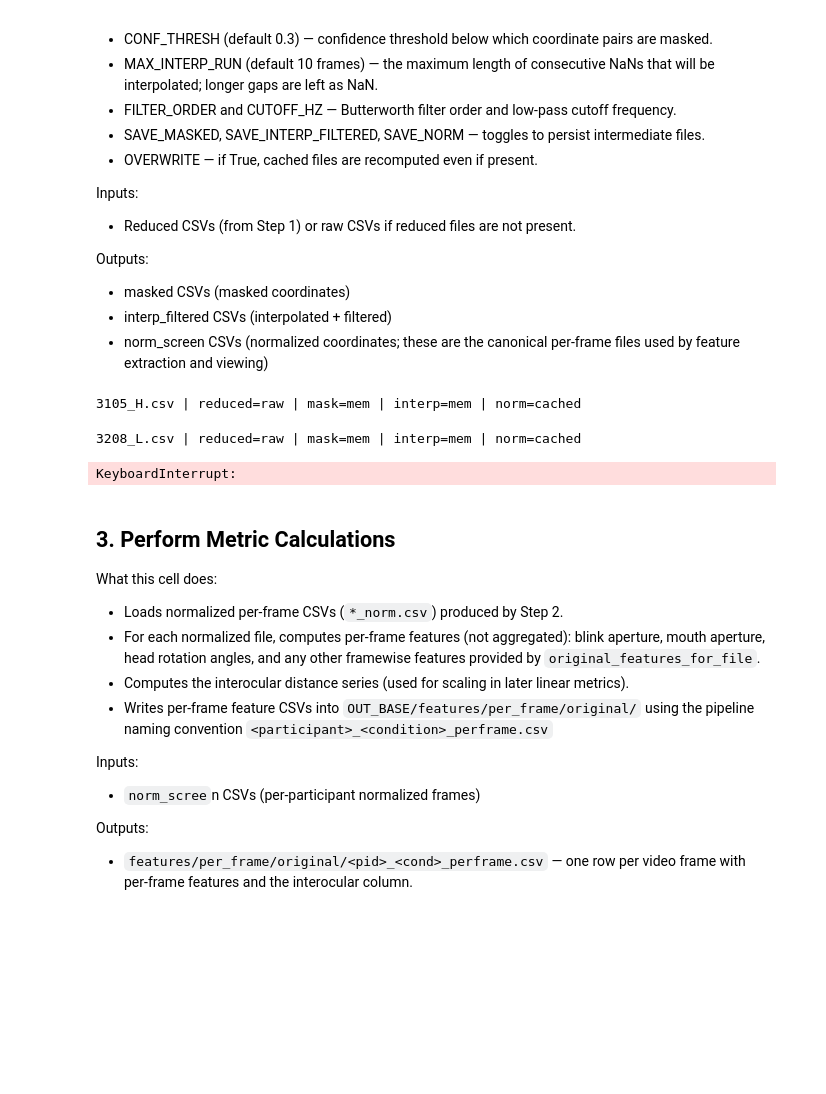
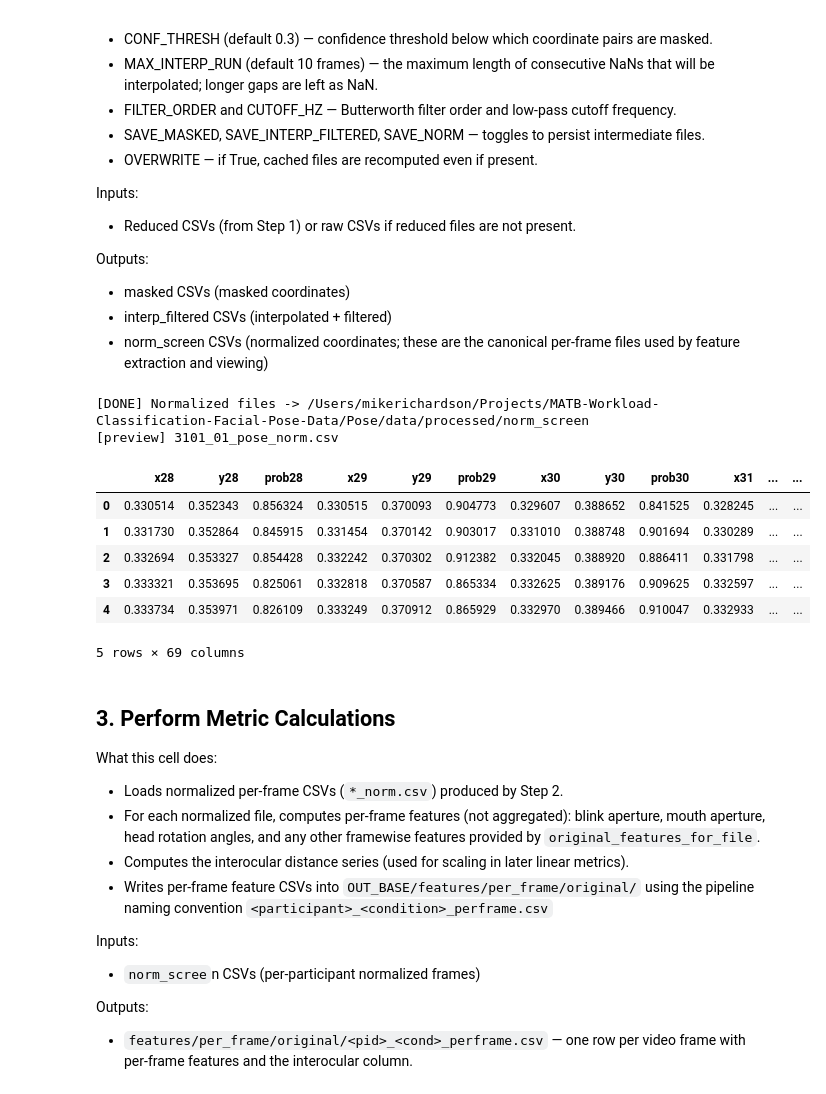
Before and after one commit to MInD-Laboratory/MATB-Workload-Classification-Facial-Pose-Data, a Jupyter notebook: Pose/Unaligned_Pose_Pipeline.ipynb, the cells around one changed output. Saved outputs shown, nothing was run; the diff lists cells and outputs as text; code cells hidden in the pictures; blank space fills up the shorter version.

```diff
--- a/Pose/Unaligned_Pose_Pipeline.ipynb
+++ b/Pose/Unaligned_Pose_Pipeline.ipynb
@@ -131,7 +131,15 @@ import pandas as pd
 from tqdm import tqdm
 
 from utils import CFG
-from utils.io_utils import detect_conf_prefix_case_insensitive, relevant_indices, filter_df_to_relevant, parse_participant_condition, load_raw_files, confidence_mask
+from utils.io_utils import (
+    load_raw_files,
+)
+from utils.preprocessing_utils import (
+    detect_conf_prefix_case_insensitive,
+    relevant_indices,
+    filter_df_to_relevant,
+    confidence_mask,
+)
 from utils.signal_utils import interpolate_run_limited, butterworth_segment_filter
 from utils.normalize_utils import normalize_to_screen
 
@@ -238,36 +246,42 @@ for i, fp in enumerate(tqdm(RAW_FILES, desc="Clean/Filter (files)"), start=1):
         msg_parts.append("norm=cached")
     else:
         if VERBOSE: tqdm.write(f"[norm] run")
         df_norm = normalize_to_screen(df_interp, CFG.IMG_WIDTH, CFG.IMG_HEIGHT)
         if SAVE_NORM:
             df_norm.to_csv(norm_p, index=False)
             if VERBOSE: tqdm.write(f"[norm] wrote -> {norm_p.name}")
             msg_parts.append("norm=saved")
         else:
             if VERBOSE: tqdm.write("[norm] done (not saved)")
             msg_parts.append("norm=mem")
 
     # emit ONE compact line per file (throttled when not verbose)
     if VERBOSE or (i % LOG_EVERY == 0):
         tqdm.write(" | ".join(msg_parts))
 
 tqdm.write(f"\n[DONE] Normalized files -> {norm_dir}")
 
 # Quick preview (kept quiet unless it exists)
 norm_files = sorted(norm_dir.glob("*_norm.csv"))
 if norm_files:
     try:
         preview = pd.read_csv(norm_files[0]).head()
         tqdm.write(f"[preview] {norm_files[0].name}")
         display(preview)
     except Exception as e:
         tqdm.write(f"[preview] failed: {e}")
 else:
     tqdm.write("[warn] No normalized files found (check SAVE_NORM / OVERWRITE).")
 # %% [output]
-3105_H.csv | reduced=raw | mask=mem | interp=mem | norm=cached
+[DONE] Normalized files -> /Users/mikerichardson/Projects/MATB-Workload-Classification-Facial-Pose-Data/Pose/data/processed/norm_screen
+[preview] 3101_01_pose_norm.csv
+|  | x28 | y28 | prob28 | x29 | y29 | prob29 | x30 | y30 | prob30 | x31 | ... | ... |
+| 0 | 0.330514 | 0.352343 | 0.856324 | 0.330515 | 0.370093 | 0.904773 | 0.329607 | 0.388652 | 0.841525 | 0.328245 | ... | ... |
+| 1 | 0.331730 | 0.352864 | 0.845915 | 0.331454 | 0.370142 | 0.903017 | 0.331010 | 0.388748 | 0.901694 | 0.330289 | ... | ... |
+| 2 | 0.332694 | 0.353327 | 0.854428 | 0.332242 | 0.370302 | 0.912382 | 0.332045 | 0.388920 | 0.886411 | 0.331798 | ... | ... |
+| 3 | 0.333321 | 0.353695 | 0.825061 | 0.332818 | 0.370587 | 0.865334 | 0.332625 | 0.389176 | 0.909625 | 0.332597 | ... | ... |
+| 4 | 0.333734 | 0.353971 | 0.826109 | 0.333249 | 0.370912 | 0.865929 | 0.332970 | 0.389466 | 0.910047 | 0.332933 | ... | ... |
-3208_L.csv | reduced=raw | mask=mem | interp=mem | norm=cached
+5 rows × 69 columns
-KeyboardInterrupt:
 # %% [markdown]
 ## 3. Perform Metric Calculations
 What this cell does:
```
Also changed, not shown: parts of 3 cells of this notebook, 3 other files.
